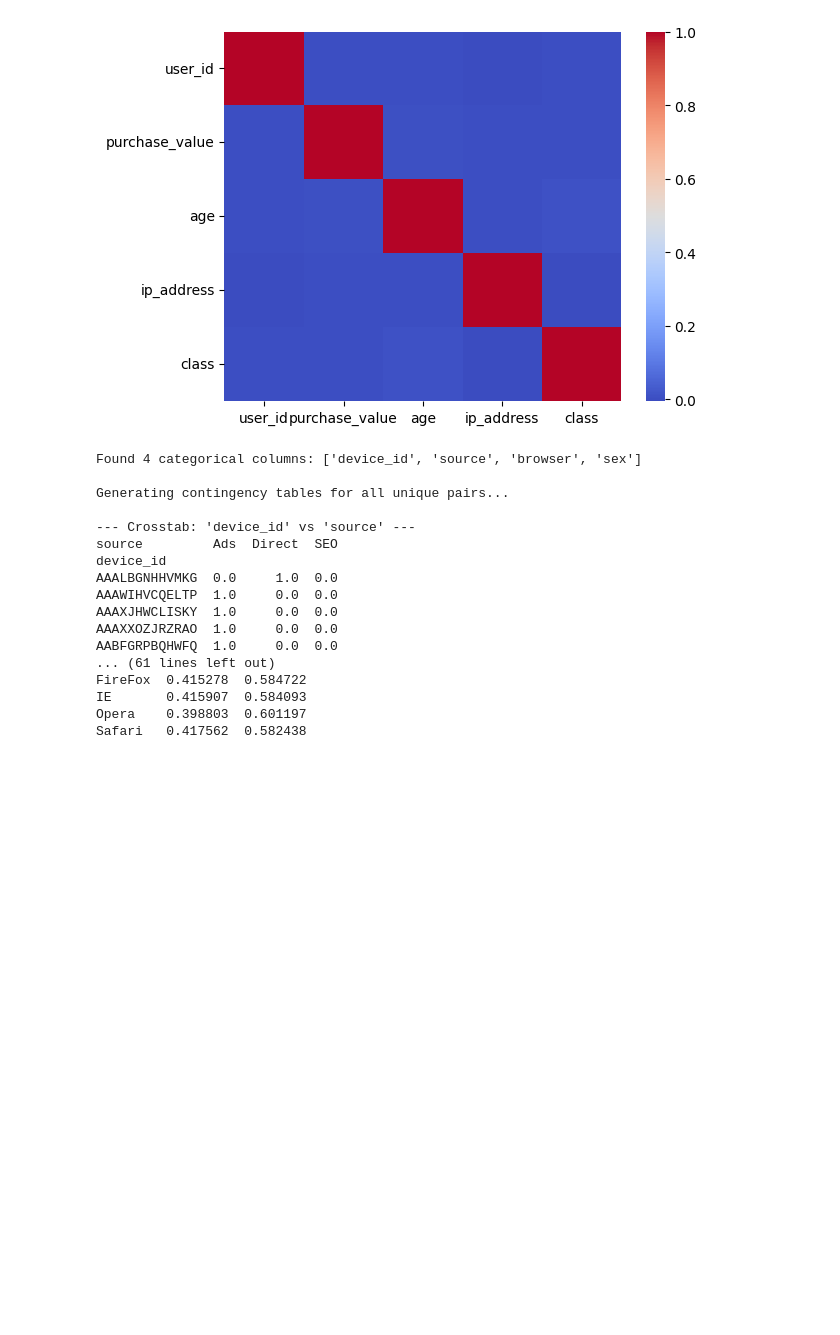
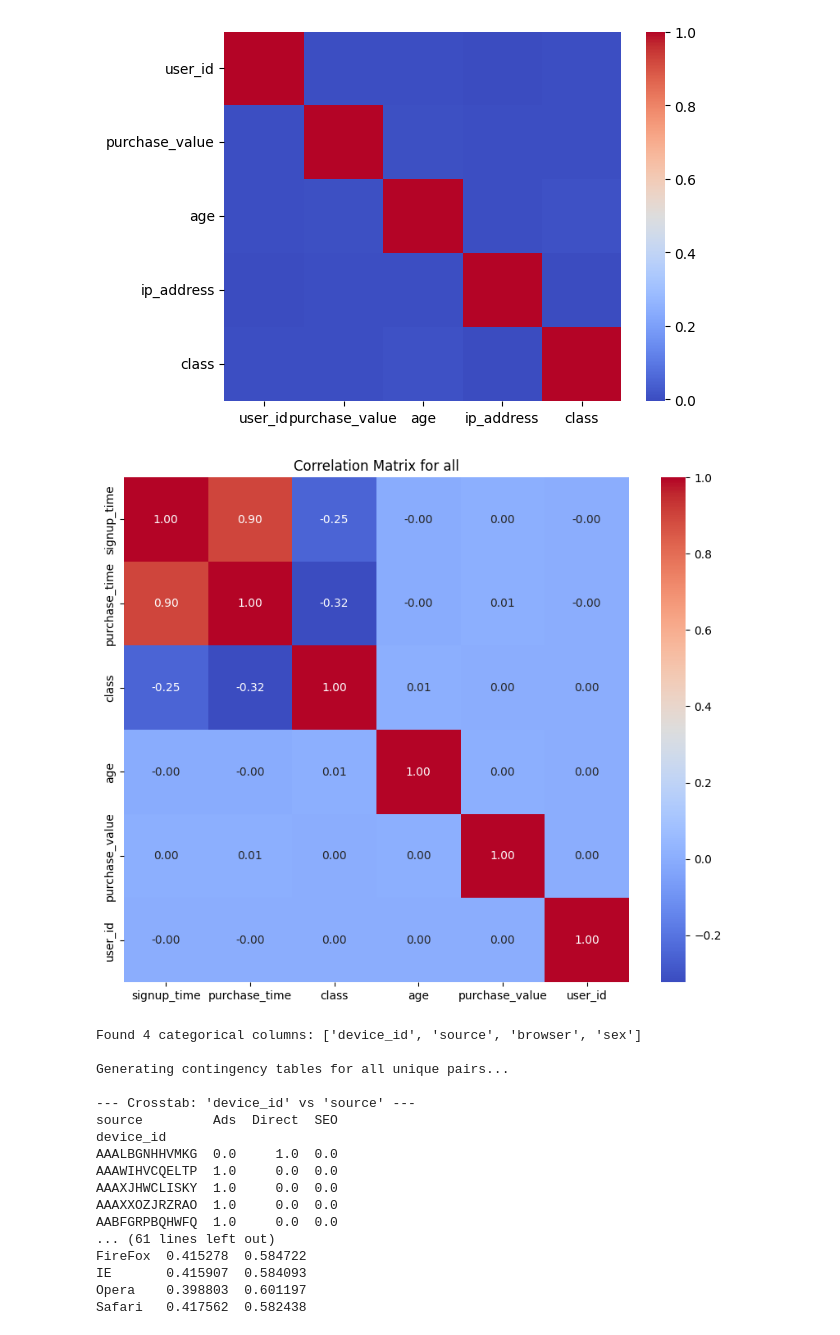
Before and after one commit to mikek1337/Improved-detection-of-fraud-cases-for-e-commerce-and-bank-transactions-week-8-9, a Jupyter notebook: notebooks/EDA.ipynb, the cells around one changed output. Cells and saved outputs as stored; diff of their text form; code cells hidden in the pictures; blank space fills up the shorter version.

Commit message:
added correlation

```diff
--- a/notebooks/EDA.ipynb
+++ b/notebooks/EDA.ipynb
@@ -95,6 +97,10 @@ age             0.001079        0.002968  1.000000    0.001675  0.007507
 ip_address     -0.003156        0.000867  0.001675    1.000000 -0.005271
 class           0.001945        0.001099  0.007507   -0.005271  1.000000
 [figure]
+# %%
+correlation_matrix(fraud_data,['signup_time', 'purchase_time','class','age', 'purchase_value', 'user_id'], 'all')
+# %% [output]
+[figure, added]
 # %%
 result = generate_all_categorical_crosstabs(fraud_data, normalize_method='index')
 # %% [output]
```
Also changed, not shown: parts of 22 cells of this notebook, 6 other files.
